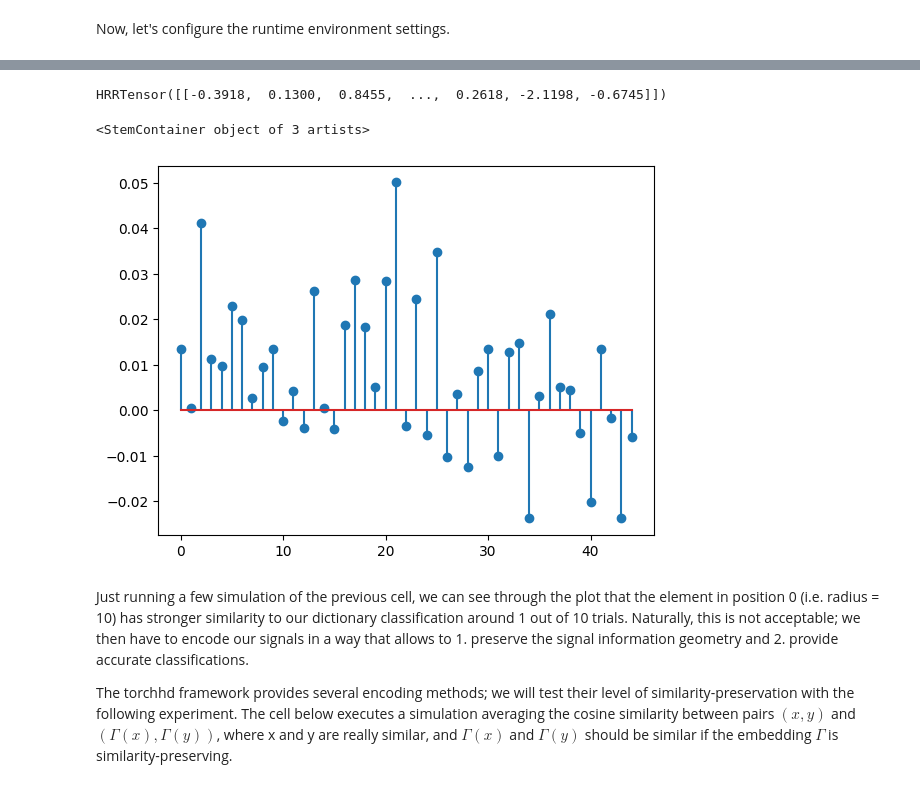
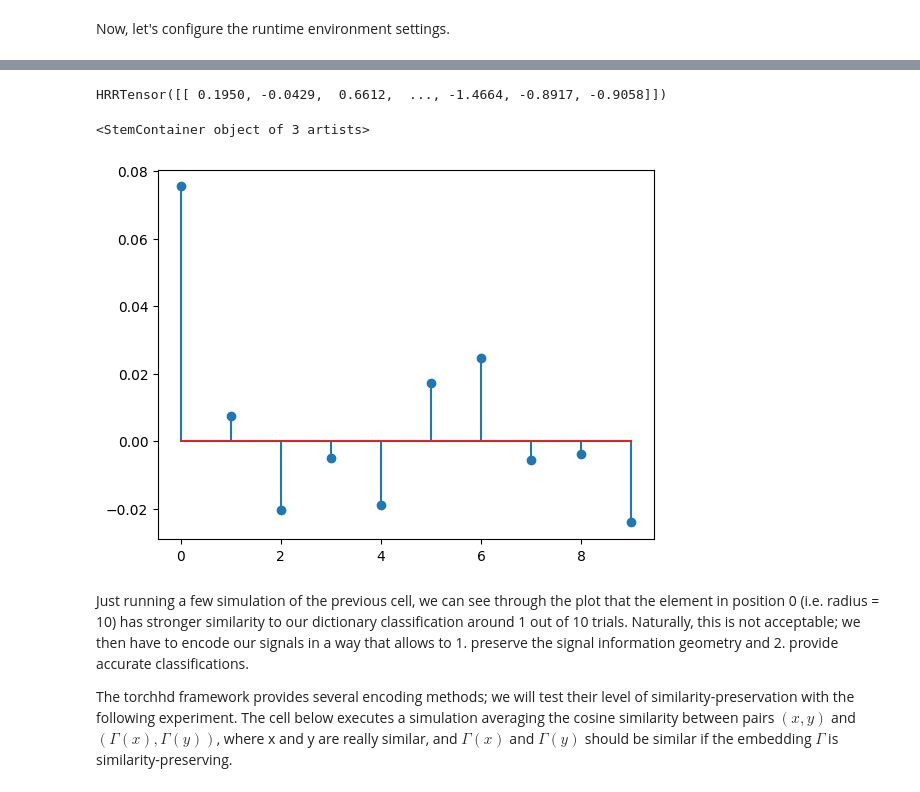
Before and after one commit to danielecampli-unitrento/hdsc, a Jupyter notebook: nbsrc/kbe.ipynb, the cells around one changed output, grey strips where cells are left out. Drawn from its saved outputs; the diff is of its cells as text; code cells hidden in the pictures.

Commit message:
[eda.ipynb] Added documentations cells and some similarity plots without and with HDC embeddings

```diff
--- a/nbsrc/kbe.ipynb
+++ b/nbsrc/kbe.ipynb
@@ -32,24 +34,19 @@ Our refine dataset can be used in two ways: 1. as-is, or 2. upon hyperdimensiona
 # %%
-testset_1mhz = torchhd.HRRTensor(dataset.sel(frequency=1).values)
-radius_embeddings = torchhd.HRRTensor(torch.randn(45, dataset.time.size))
+unembedded_signals = torchhd.HRRTensor(dataset.sel(radius=10).values)
+frequency_labels = torchhd.HRRTensor(torch.randn(10, dataset.time.size))
 
-# Check if the shape of our hypervectors are the same
-# print(testset_1mhz.shape, radius_embeddings.shape)
-
-kbe = torchhd.hash_table(testset_1mhz, radius_embeddings)
-
-# Let's assume we want to retrieve the radius size for the first signal in our testset@1MHz
-query = torchhd.inverse(testset_1mhz[0])
+kbe = torchhd.hash_table(unembedded_signals, frequency_labels)
+query = torchhd.inverse(unembedded_signals[0])
 result = torchhd.bind(kbe, query)
 
 # Now let's perform a memory cleanup: the result vector should be the closest to our simulated signal at frequency=1MHz
-print(torchhd.cleanup(result, radius_embeddings))
+print(torchhd.cleanup(result, frequency_labels))
 
-torchhd.utils.plot_similarity(result, radius_embeddings)
+torchhd.utils.plot_similarity(result, frequency_labels)
 # %% [output]
-HRRTensor([[-0.3918,  0.1300,  0.8455,  ...,  0.2618, -2.1198, -0.6745]])
+HRRTensor([[ 0.1950, -0.0429,  0.6612,  ..., -1.4664, -0.8917, -0.9058]])
 <StemContainer object of 3 artists>
-[figure, old version]
+[figure, new version]
 # %%
 HRRDataset = torchhd.HRRTensor(dataset.values).flatten(0,1)
 # %%
```
Also changed, not shown: parts of 5 cells of this notebook, 3 other files.
